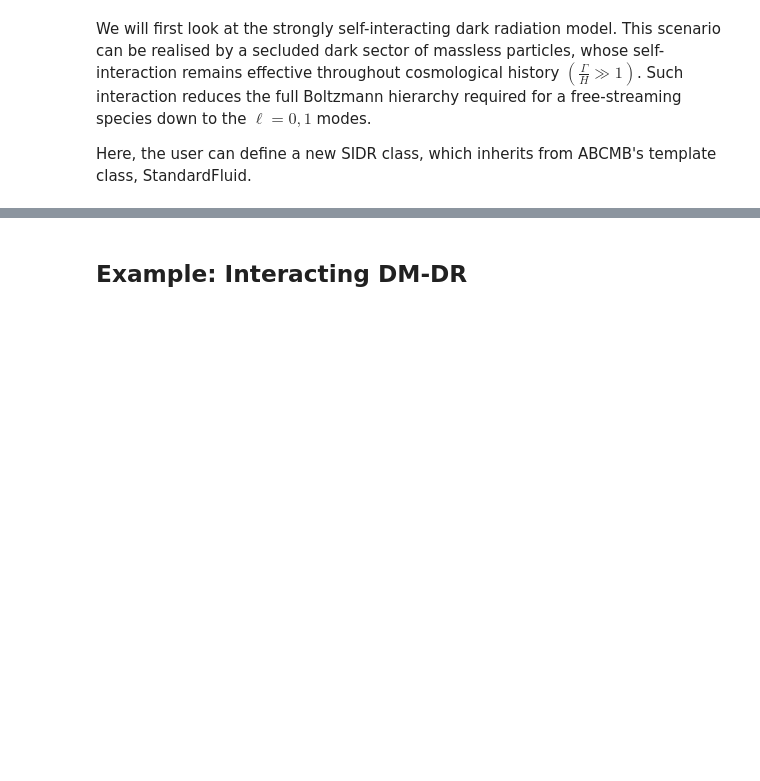
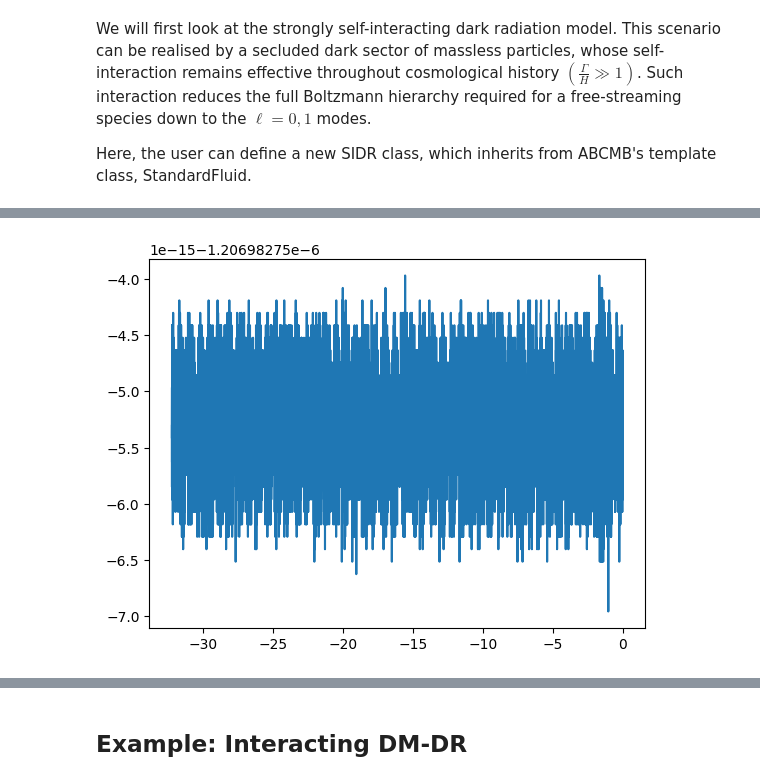
Before and after one commit to cgiovanetti/ABCMB-k, a Jupyter notebook: example_notebooks/Modifying_ABCMB.ipynb, the cells around one changed output, grey strips where cells are left out. Cells and saved outputs as stored; diff of their text form; code cells hidden in the pictures; blank space fills up the shorter version.

```diff
--- a/example_notebooks/Modifying_ABCMB.ipynb
+++ b/example_notebooks/Modifying_ABCMB.ipynb
@@ -257,0 +253,10 @@ CLASS_SIDR_tt = CLASS_SIDR[:,1]
+# %%
+class_idr = class_bg['(.)rho_idr'] * 3/8./jnp.pi/cnst.G * cnst.c_Mpc_over_s**2
+abcmb_idr = SIDRmodel.species_list[-1].rho(lna, params)
+#plt.plot(lna, class_idr)
+#plt.plot(lna, SIDRmodel.species_list[-1].rho(lna, params), "--")
+#plt.yscale("log")
+plt.plot(lna, abcmb_idr/class_idr - 1.)
+plt.show()
+# %% [output]
+[figure, added]
```
Also changed, not shown: parts of 34 cells of this notebook.
